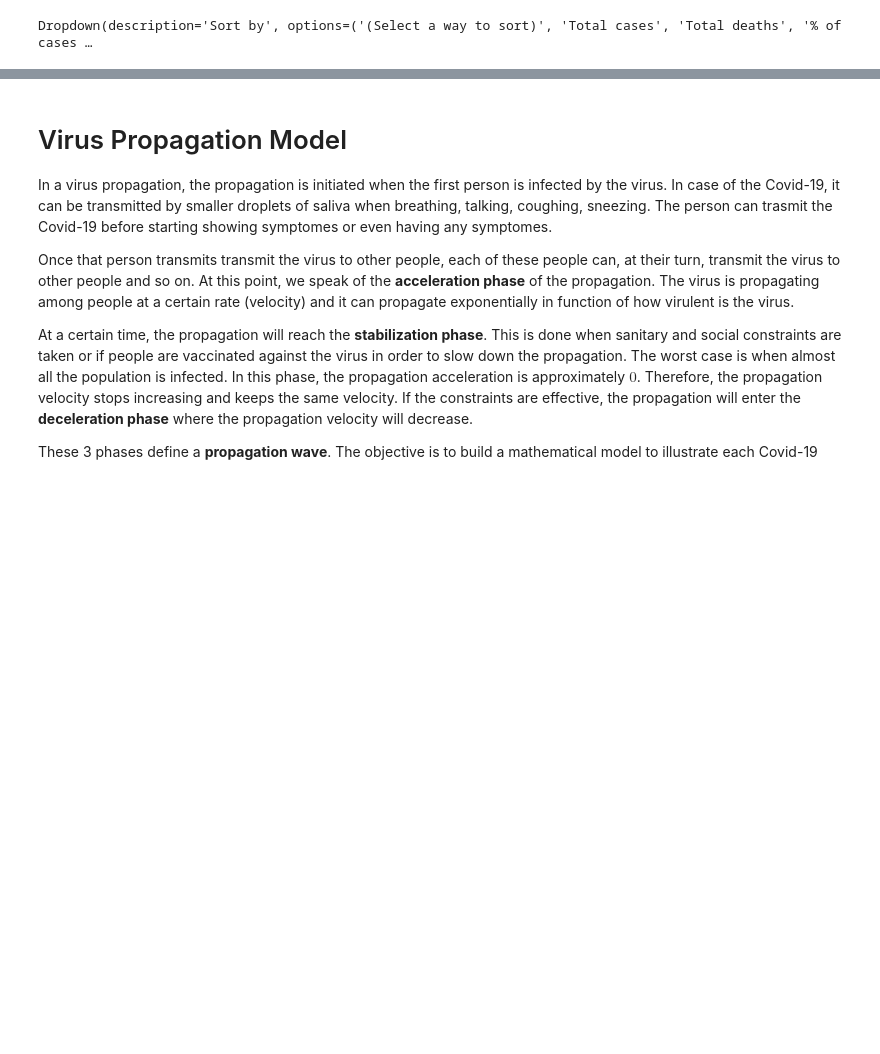
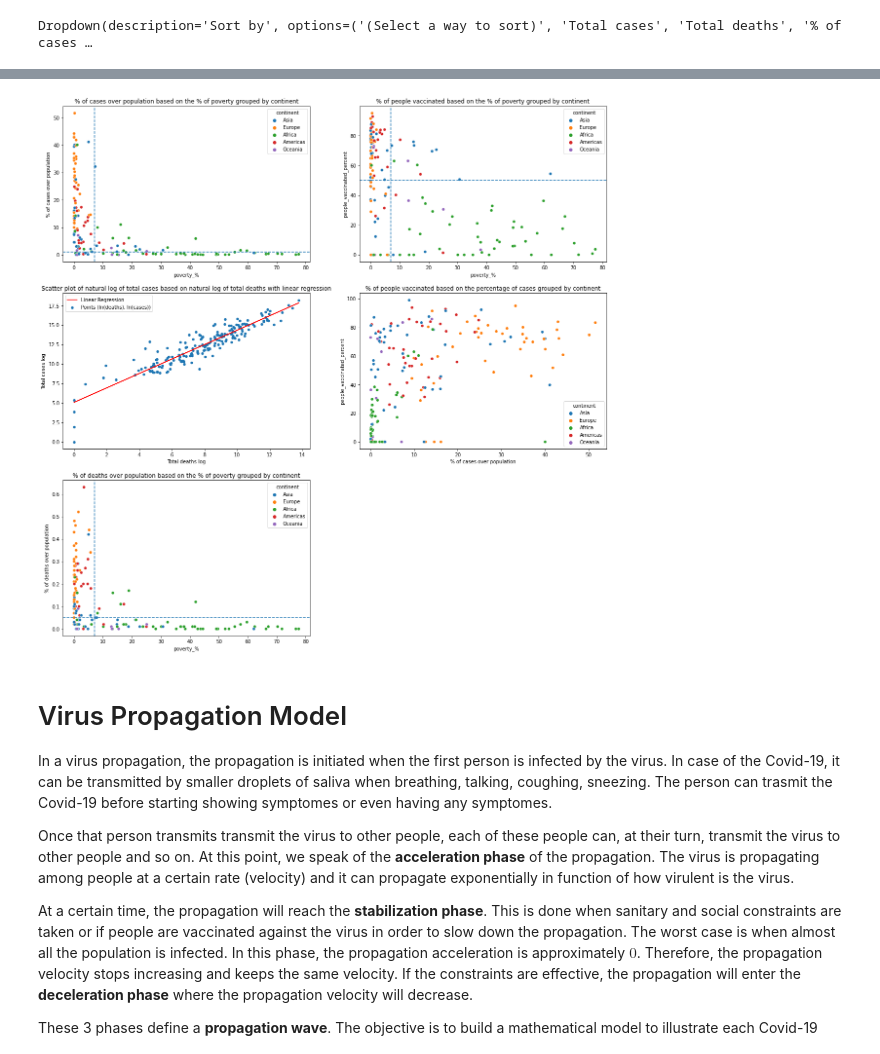
Before and after one commit to glapointe7/Covid19, a Jupyter notebook: Covid-19 Analysis.ipynb, the cells around one changed output, grey strips where cells are left out. Cells and saved outputs as stored; diff of their text form; code cells hidden in the pictures; blank space fills up the shorter version.

```diff
--- a/Covid-19 Analysis.ipynb
+++ b/Covid-19 Analysis.ipynb
@@ -188,3 +268,7 @@ Dropdown(description='Sort by', options=('(Select a way to sort)', 'Total cases'
+# %%
+StatAnalysisPrinter.scatterPlot(region_cases)
+# %% [output]
+[figure, added]
 # %% [markdown]
 # Virus Propagation Model
 In a virus propagation, the propagation is initiated when the first person is infected by the virus. In case of the Covid-19, it can be transmitted by smaller droplets of saliva when breathing, talking, coughing, sneezing. The person can trasmit the Covid-19 before starting showing symptomes or even having any symptomes.
```
Also changed, not shown: parts of 20 cells of this notebook, 7 other files.
